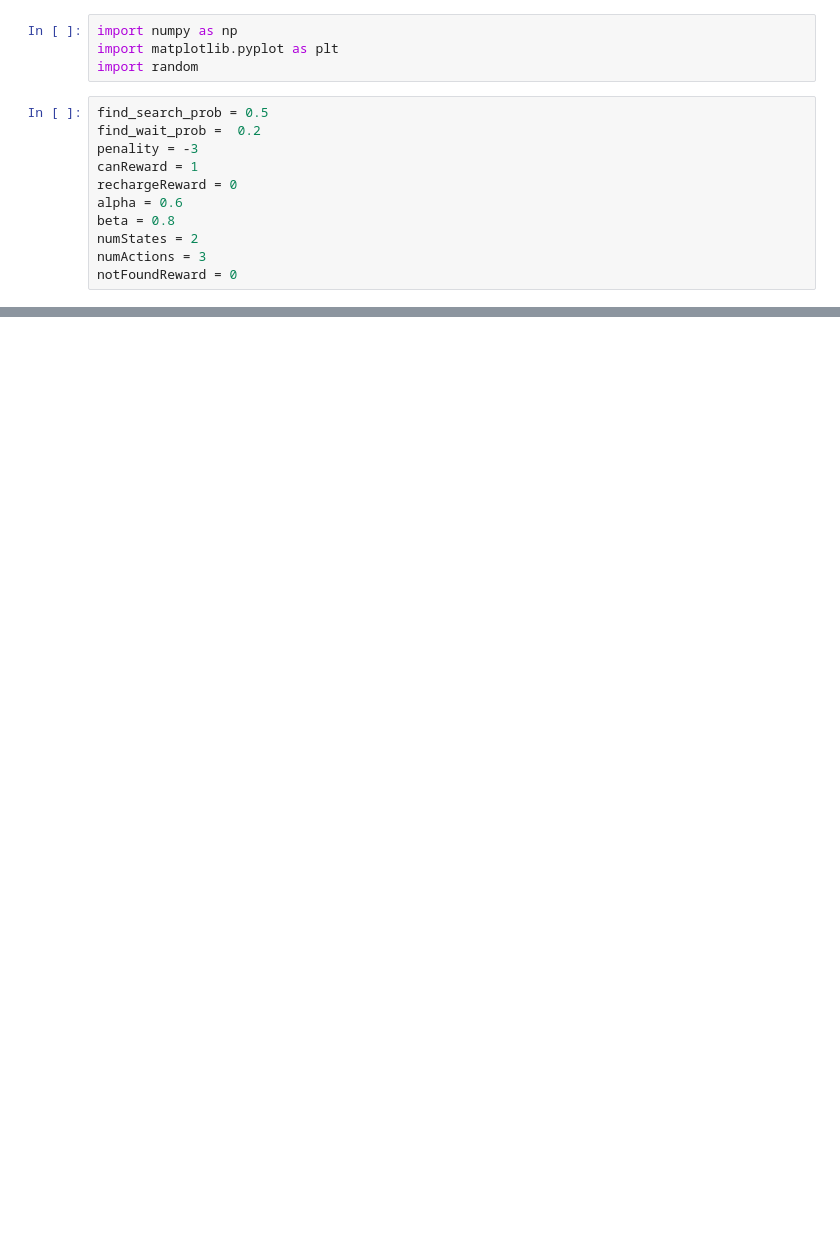
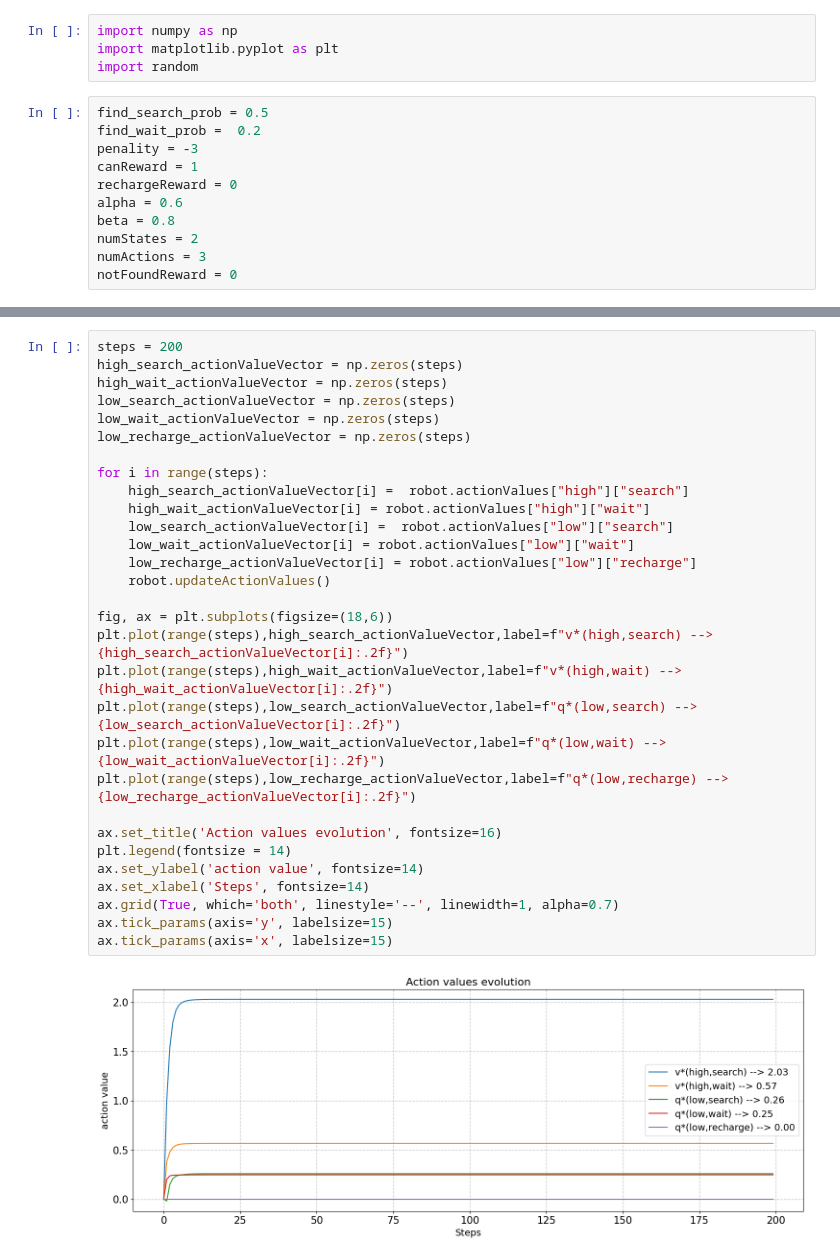
Before and after one commit to VictorFariaDeSa/MachineLearning_Pratice, a Jupyter notebook: recyclingRobot_MDP.ipynb, the cells around one changed output, grey strips where cells are left out. Drawn from its saved outputs; the diff is of its cells as text; blank space fills up the shorter version.

```diff
--- a/recyclingRobot_MDP.ipynb
+++ b/recyclingRobot_MDP.ipynb
@@ -125,0 +206,32 @@ robot.expected_rewards_table
+# %%
+steps = 200
+high_search_actionValueVector = np.zeros(steps)
+high_wait_actionValueVector = np.zeros(steps)
+low_search_actionValueVector = np.zeros(steps)
+low_wait_actionValueVector = np.zeros(steps)
+low_recharge_actionValueVector = np.zeros(steps)
+
+for i in range(steps):
+    high_search_actionValueVector[i] =  robot.actionValues["high"]["search"]
+    high_wait_actionValueVector[i] = robot.actionValues["high"]["wait"]
+    low_search_actionValueVector[i] =  robot.actionValues["low"]["search"]
+    low_wait_actionValueVector[i] = robot.actionValues["low"]["wait"]
+    low_recharge_actionValueVector[i] = robot.actionValues["low"]["recharge"]
+    robot.updateActionValues()
+
+fig, ax = plt.subplots(figsize=(18,6))
+plt.plot(range(steps),high_search_actionValueVector,label=f"v*(high,search) --> {high_search_actionValueVector[i]:.2f}")
+plt.plot(range(steps),high_wait_actionValueVector,label=f"v*(high,wait) --> {high_wait_actionValueVector[i]:.2f}")
+plt.plot(range(steps),low_search_actionValueVector,label=f"q*(low,search) --> {low_search_actionValueVector[i]:.2f}")
+plt.plot(range(steps),low_wait_actionValueVector,label=f"q*(low,wait) --> {low_wait_actionValueVector[i]:.2f}")
+plt.plot(range(steps),low_recharge_actionValueVector,label=f"q*(low,recharge) --> {low_recharge_actionValueVector[i]:.2f}")
+
+ax.set_title('Action values evolution', fontsize=16)
+plt.legend(fontsize = 14)
+ax.set_ylabel('action value', fontsize=14)
+ax.set_xlabel('Steps', fontsize=14)
+ax.grid(True, which='both', linestyle='--', linewidth=1, alpha=0.7)
+ax.tick_params(axis='y', labelsize=15)
+ax.tick_params(axis='x', labelsize=15)
+# %% [output]
+[figure, added]
```
Also changed, not shown: parts of 3 cells of this notebook, 1 other file.
